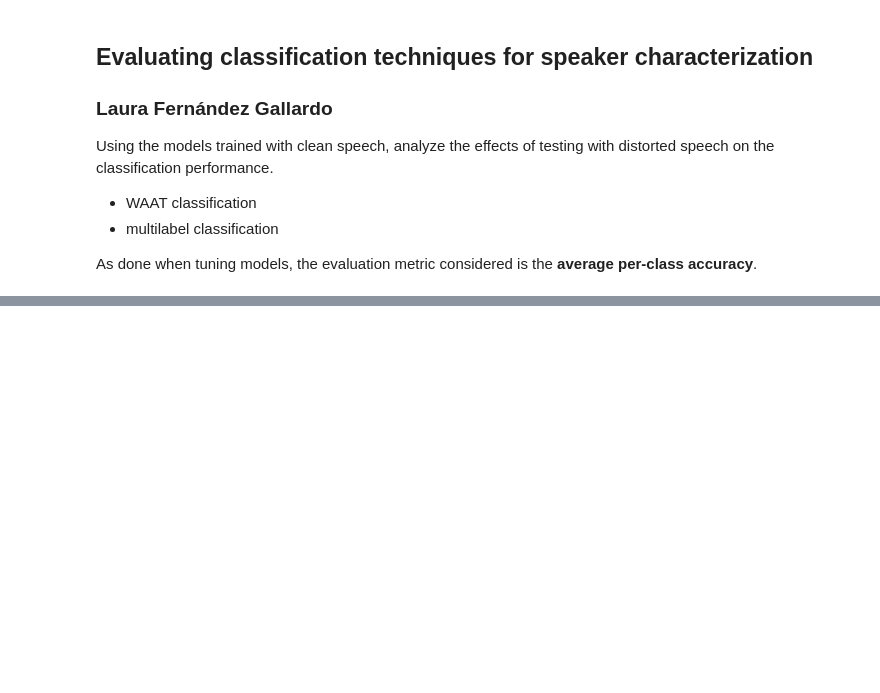
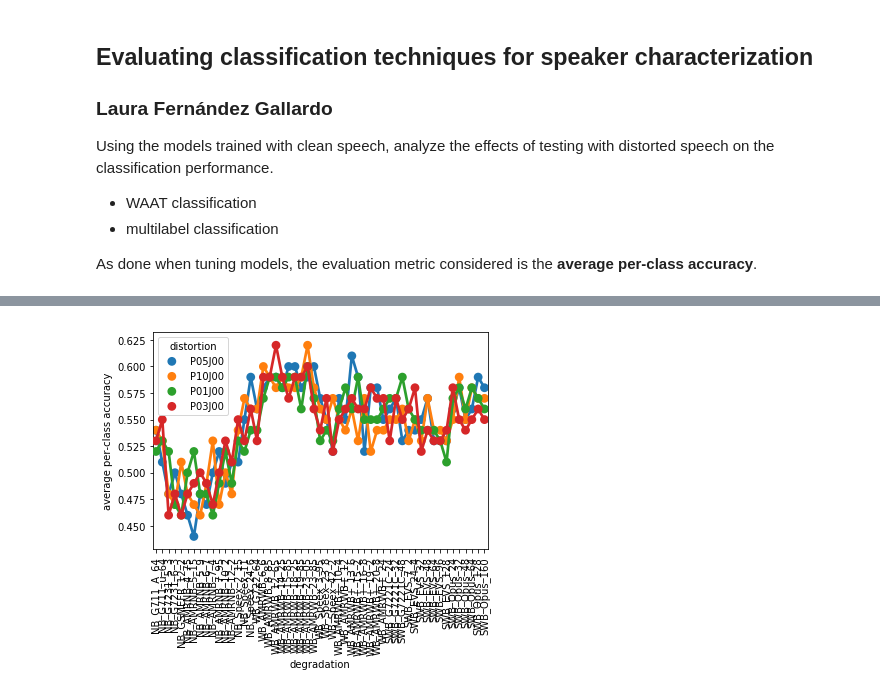
Before and after one commit to laufergall/ML_Speaker_Characteristics, a Jupyter notebook: classification/04_classification_degraded_speech.ipynb, the cells around one changed output, grey strips where cells are left out. Saved outputs shown, nothing was run; the diff lists cells and outputs as text; code cells hidden in the pictures; blank space fills up the shorter version.

```diff
--- a/classification/04_classification_degraded_speech.ipynb
+++ b/classification/04_classification_degraded_speech.ipynb
@@ -242,0 +137,6 @@ feats_class_train.head()
+# %%
+# train data
+dialogs_train = ["5", "7", "8"]
+feats_clean_class_train = feats_clean_class.loc[feats_clean_class['dialog'].isin(dialogs_train)] # shape (1647, 93)
+
+# test data: each degradation / distortion in feats_dist_class
@@ -526,3 +188,0 @@ By = np.load(r'.\data_while_tuning\By.npy')
-# %%
-# Loading outpus of hp tuning from disk
-tuning_all, trained_all = load_tuning()
@@ -614,20 +227,0 @@ Including more features is beneficial for the performance of logistic regression
-# %%
-from sklearn.neighbors import KNeighborsClassifier
-
-"""
-K Nearest Neighbors
-"""
-def get_KNeighborsClassifier2tune():
-
-    model = KNeighborsClassifier()
-    hp = dict(
-        classifier__n_neighbors = list(range(1,40))
-    )
-    return 'KNeighborsClassifier', model, hp
-
-# Hyperparameter tuning with this model
-tuning, trained = hp_tuner(AX, BX, Ay, By, [get_KNeighborsClassifier2tune])
-
-# update lists of tuning info and trained classifiers
-tuning_all = tuning_all.append(tuning, ignore_index=True)
-trained_all.append(trained)
@@ -734,0 +296,17 @@ print(cm)
+# %%
+# visualize performance across degradations and distortions
+
+test_performance['distortion']= test_performance[['packetlossrate', 'jitterms']].apply(lambda x: 'P'+x[0].zfill(2)+'J'+x[1].zfill(2), axis=1)
+
+test_performance.head()
+
+fig=sns.pointplot(
+    x='degradation',
+    y='average per-class accuracy',
+    hue='distortion',
+    data=test_performance[test_performance['jitterms']=='0'])
+
+for item in fig.get_xticklabels():
+    item.set_rotation(90)
+# %% [output]
+[figure, added]
```
Also changed, not shown: parts of 61 cells of this notebook, 11 other files.
